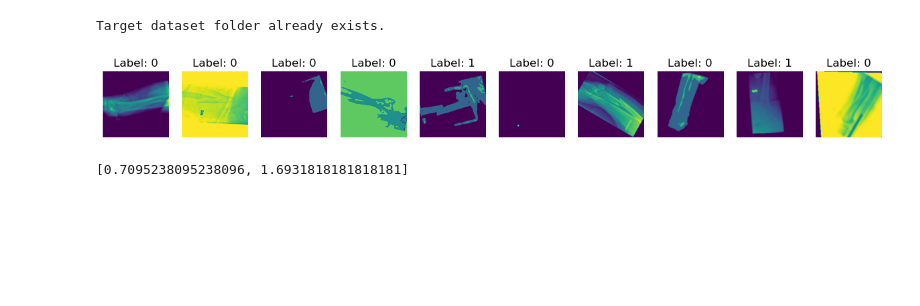
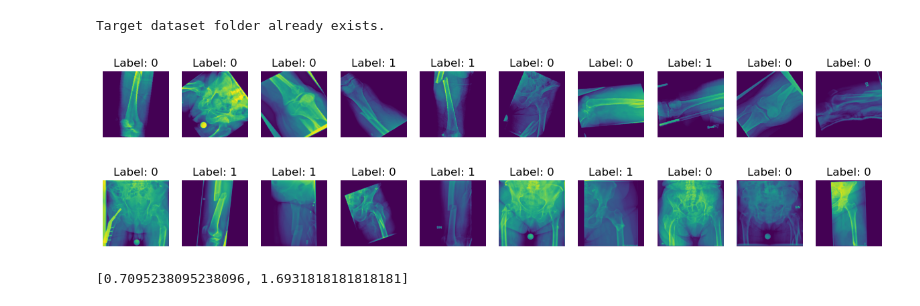
Before and after one commit to honzh073/FL, a Jupyter notebook: code/3_single_hospital/single_hospital.ipynb, the cells around one changed output. Cells and saved outputs as stored; diff of their text form; code cells hidden in the pictures; blank space fills up the shorter version.

```diff
--- a/code/3_single_hospital/single_hospital.ipynb
+++ b/code/3_single_hospital/single_hospital.ipynb
@@ -67,12 +67,12 @@ def create_dataset(train_root, val_root, test_root):
         transforms.RandomRotation(degrees=(0, 180)),
         transforms.ColorJitter(brightness=0.5, contrast=0.1, saturation=0.1, hue=0.3),
         # transforms.RandomApply([transforms.RandomAffine(degrees=0, translate=(0.1, 0.1))], p=1),
-        transforms.GaussianBlur(kernel_size=(5,9), sigma=(0.1, 5)),
-        transforms.RandomInvert(),
-        transforms.RandomPosterize(bits=2),
+        # transforms.GaussianBlur(kernel_size=(5,9), sigma=(0.1, 5)),
+        # transforms.RandomInvert(),
+        # transforms.RandomPosterize(bits=2),
         transforms.RandomAdjustSharpness(sharpness_factor=4),
         # transforms.RandomAutocontrast(),
-        transforms.RandomApply([transforms.RandomPerspective(distortion_scale=0.2)], p=1),
+        # transforms.RandomApply([transforms.RandomPerspective(distortion_scale=0.2)], p=1),
         transforms.RandomResizedCrop(224, scale=(0.8, 1.0)),
         transforms.ToTensor(),
         transforms.Normalize(mean=[0.485, 0.456, 0.406], std=[0.229, 0.224, 0.225]),
@@ -150,7 +150,7 @@ def train_model(train_loader, validation_loader, classweight, num_epochs, lr, st
     else:
         raise ValueError("Invalid model type. 'vgg19' 'resnet50' 'resnet101' 'resnet152' or 'densenet161'.")
 
-    # # frezz model
+    # frezz model
     # for param in model.parameters():
     #     param.requires_grad = False
     # for param in model.layer4.parameters():
@@ -367,35 +367,36 @@ def test_model(model, test_dataset, batch_size, device):
 device = torch.device("cuda:0" if torch.cuda.is_available() else "cpu")
 
 # create train val and test folder
 dataset_root = '/local/data1/honzh073/data/hospital_43'
 target_root = '/local/data1/honzh073/data/hospital_43_data'
 
 split_by_patient(dataset_root, target_root, train_ratio=0.6, val_ratio=0.3)
 
 # create dataset
 train_root = '/local/data1/honzh073/data/hospital_43_data/train'
 val_root = '/local/data1/honzh073/data/hospital_43_data/val'
 test_root='/local/data1/honzh073/data/hospital_43_data/test'
 
 
 train_dataset, validation_dataset, test_dataset = create_dataset(train_root, val_root, test_root)
 repeated_dataset = torch.utils.data.ConcatDataset([train_dataset] * 10)
 
 # show image
 show_image(train_dataset, 10)
-
+show_image(validation_dataset, 10)
 # load data
 batch_size = 64
 train_loader = DataLoader(repeated_dataset, batch_size=batch_size, shuffle=True, pin_memory=True)
 validation_loader = DataLoader(validation_dataset, batch_size=batch_size, shuffle=False, pin_memory=True)
 test_loader = DataLoader(test_dataset, batch_size=batch_size, shuffle=False, pin_memory=True)
 
 # classweight
 classweight = get_classweight(train_dataset)
 print(classweight)
 # %% [output]
 Target dataset folder already exists.
-[figure, old version]
+[figure, new version]
+[figure, added]
 [0.7095238095238096, 1.6931818181818181]
 # %%
 # resnet50
```
Also changed, not shown: parts of 8 cells of this notebook, 32 other files.
